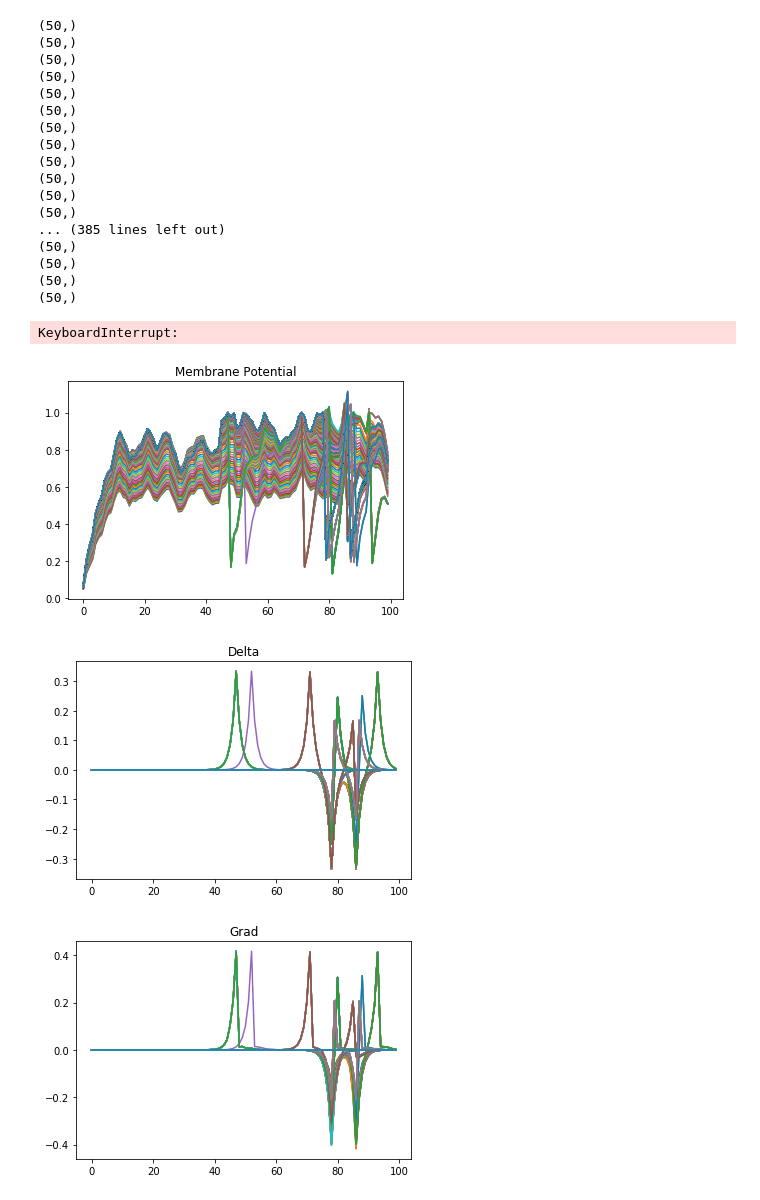
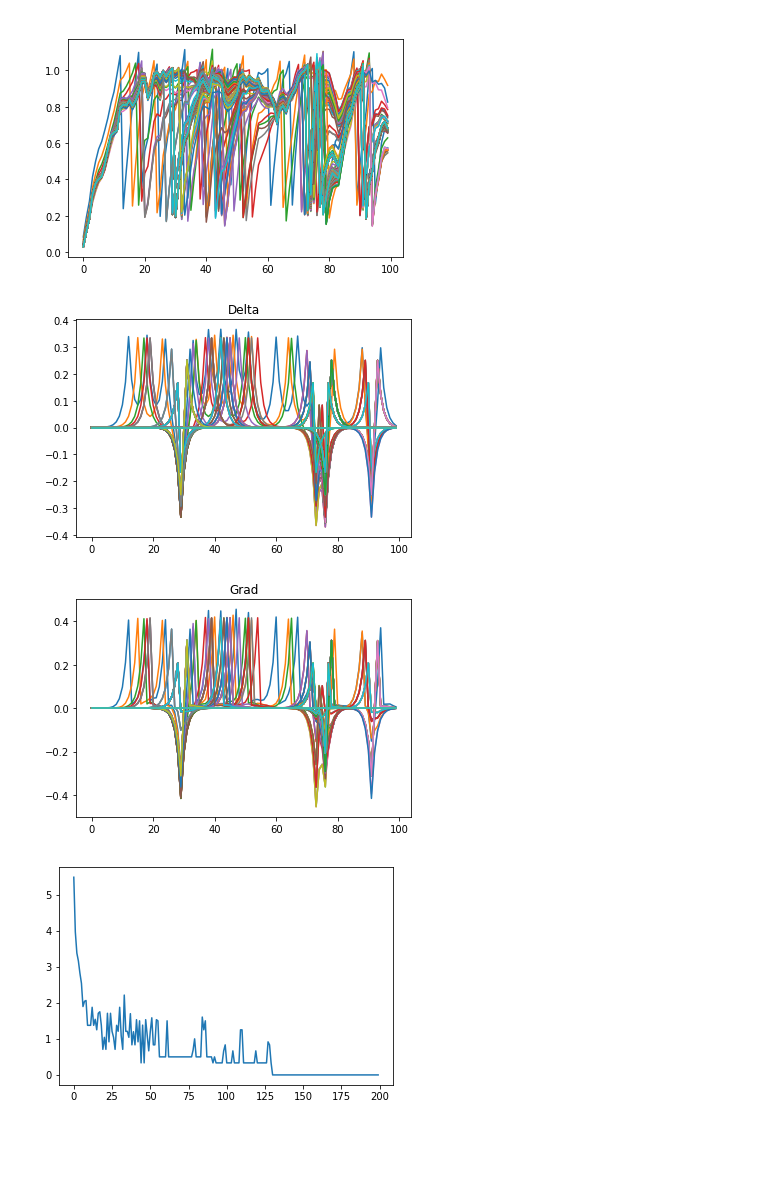
Before and after one commit to superrrpotato/Acc-Timing, a Jupyter notebook: toy_experiment.ipynb, the cells around one changed output. Saved outputs shown, nothing was run; the diff lists cells and outputs as text; code cells hidden in the pictures; blank space fills up the shorter version.

```diff
--- a/toy_experiment.ipynb
+++ b/toy_experiment.ipynb
@@ -3,7 +3,8 @@ import numpy as np
 import matplotlib.pyplot as plt
 %matplotlib inline
 time_step = 100
-input_num = 50
+input_num = 100
+adjust_steps = 200
 
 tau_i_input = 2*np.ones(input_num)
 tau_i_output = 2
@@ -26,8 +27,6 @@ def smooth(x, decay):
 def sigmoid(x,temp):
     exp = np.clip(-x/temp, -10, 10)
     return 1 / (1 + np.exp(exp))
-# %%
-adjust_steps = 1000
 # %%
 output_record = np.zeros((adjust_steps, time_step))
 output_smooth_record = np.zeros((adjust_steps, time_step))
@@ -49,8 +48,6 @@ def figs_plot(plot_flag):
     if plot_flag:
         plt.figure()
         plt.plot(loss_record)
-        plt.figure()
-        plt.plot(u_decay_record)
         plt.figure(figsize=(9,5*adjust_steps/time_step/2))
 
         plt.subplot(131)
@@ -89,7 +86,7 @@ def prepare_plot(plot_flag):
         plt.title('Grad')
 # %%
 threshold = 1
-lr = 0.002
+lr = 0.003
 temp = 0.2
 # %%
 a = np.random.randint(0,10, size=(input_num,time_step))
@@ -131,61 +128,40 @@ for i in range(adjust_steps):
         if u[j+1] > threshold:
             u_temp = 0
             output[j+1] = 1
         else:
             u_temp = u[j+1]
     output_smooth = smooth(output, i_output_decay)
 
 
     # Record status
     output_record[i] = output
     output_smooth_record[i] = output_smooth
     u_record[i] = u
     u_decay_record[i] = u_decay
 
     # Backward
     # Calculate weight's gradient
     delta = (output_smooth-desired_output_smooth)[0].dot(partial_a)
     loss_record[i] = np.sum((output_smooth-desired_output_smooth)[0]**2)
     sig = sigmoid(u-threshold, temp)
     grad = delta*(sig*(1-sig))/temp
     grad_w = grad.dot(a_smooth.T)
-#     grad_a = grad.dot(weights.T).shape
-    print(grad_w.shape)
+
+    # Calculate input's gradient
+    grad_a = np.zeros_like(a_smooth)
+    for t in range(time_step):
+        grad_a[:, t] = grad[t]*weights.T
 
     if plot_flag:
         u_fig.plot(u)
         delta_fig.plot(delta)
         grad_fig.plot(grad)
 
-    # Calculate u_decay's gradient
-    u_minus_one = np.concatenate((u[1:],[0]))
-    out_minus_one = np.concatenate((output[1:],[0]))
-    grad_u_decay = np.clip(np.sum(grad * u_minus_one * (1-out_minus_one)),-0.05,0.05)
-
     # Move Step
-    weights = np.clip(weights - lr * grad_w, -0.1, 4)
-    u_decay = np.clip(u_decay - lr * grad_u_decay,0,1.1)
-
+    weights = weights - lr * grad_w
 figs_plot(plot_flag)
 # %% [output]
-(50,)
-(50,)
-(50,)
-(50,)
-(50,)
-(50,)
-(50,)
-(50,)
-(50,)
-(50,)
-(50,)
-(50,)
-... (385 lines left out)
-(50,)
-(50,)
-(50,)
-(50,)
-KeyboardInterrupt:
-[figure, old version]
+[figure, new version]
-[figure, old version]
+[figure, new version]
-[figure, old version]
+[figure, new version]
+[figure, added]
```
Also changed, not shown: parts of 2 cells of this notebook.
